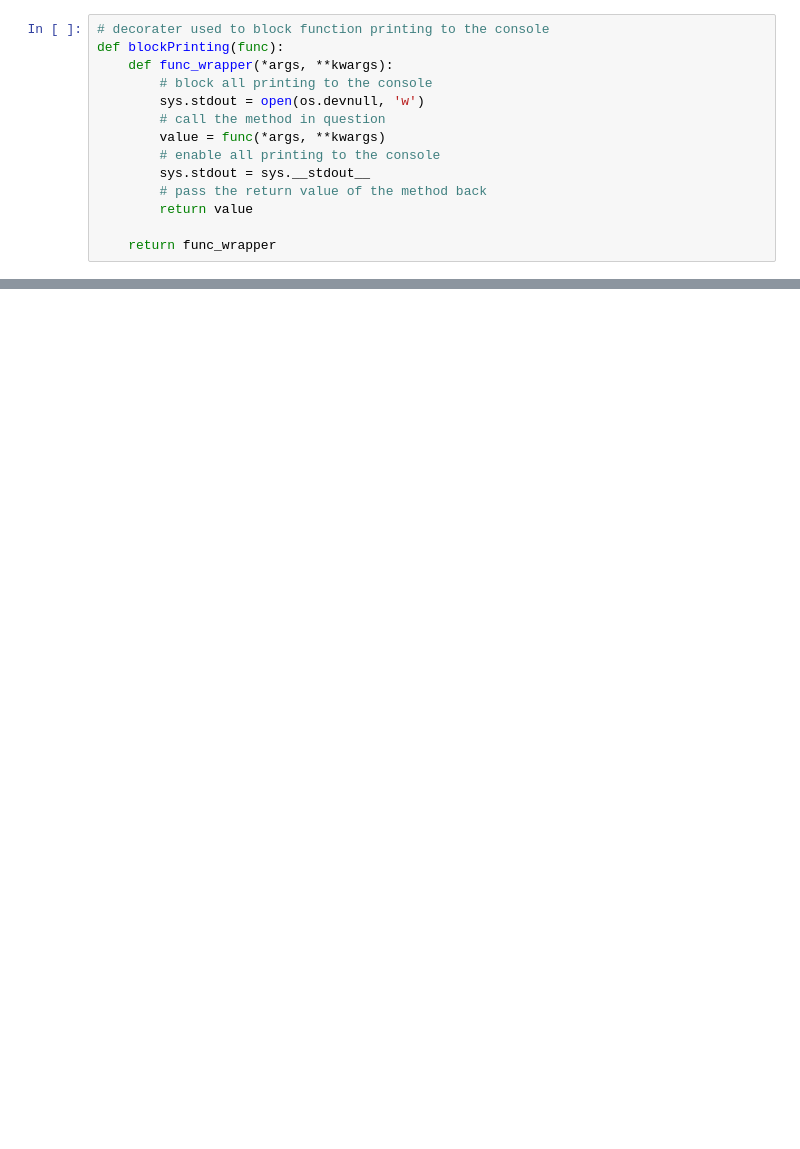
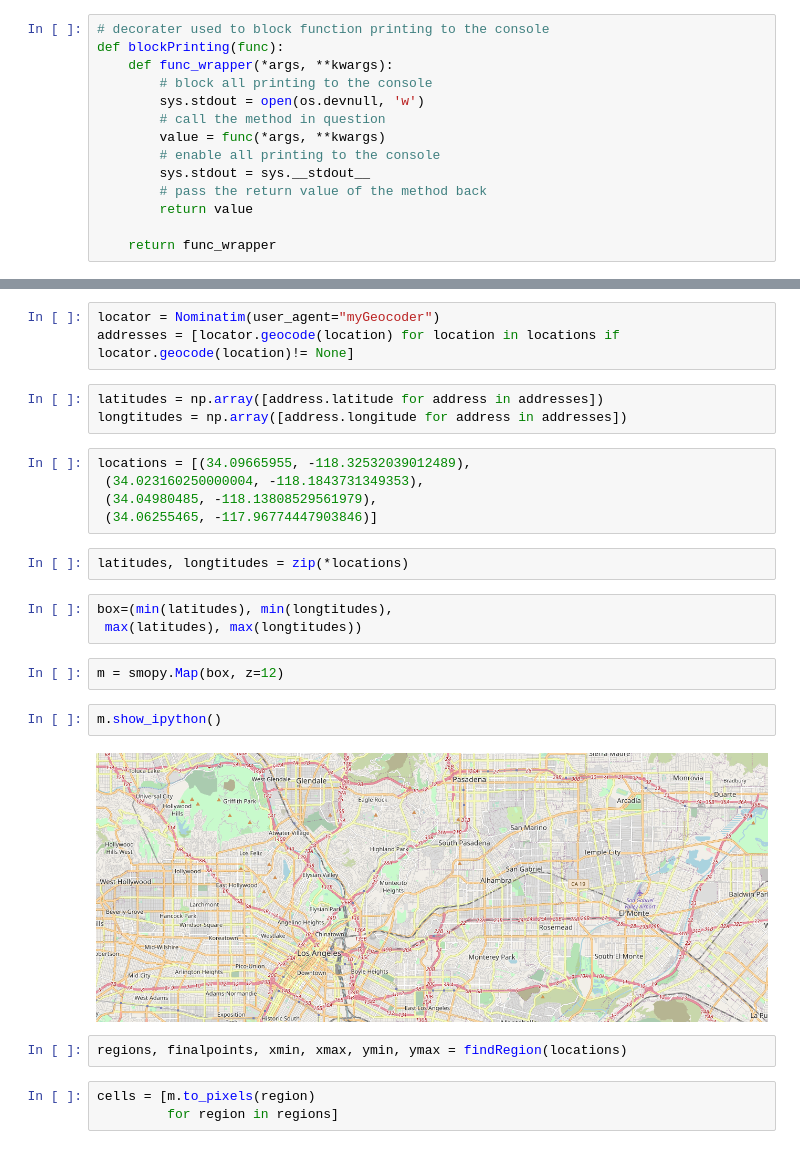
Before and after one commit to khuyentran1401/Voronoi-diagram, a Jupyter notebook: plot.ipynb, the cells around one changed output, grey strips where cells are left out. Drawn from its saved outputs; the diff is of its cells as text; blank space fills up the shorter version.

```diff
--- a/plot.ipynb
+++ b/plot.ipynb
@@ -283,0 +145,27 @@ len(a[1])
+# %%
+locator = Nominatim(user_agent="myGeocoder")
+addresses = [locator.geocode(location) for location in locations if locator.geocode(location)!= None]
+# %%
+latitudes = np.array([address.latitude for address in addresses])
+longtitudes = np.array([address.longitude for address in addresses])
+# %%
+locations = [(34.09665955, -118.32532039012489),
+ (34.023160250000004, -118.1843731349353),
+ (34.04980485, -118.13808529561979),
+ (34.06255465, -117.96774447903846)]
+# %%
+latitudes, longtitudes = zip(*locations)
+# %%
+box=(min(latitudes), min(longtitudes),
+ max(latitudes), max(longtitudes))
+# %%
+m = smopy.Map(box, z=12)
+# %%
+m.show_ipython()
+# %% [output]
+[figure, added]
+# %%
+regions, finalpoints, xmin, xmax, ymin, ymax = findRegion(locations)
+# %%
+cells = [m.to_pixels(region)
+         for region in regions]
```
Also changed, not shown: parts of 18 cells of this notebook, 2 other files.
